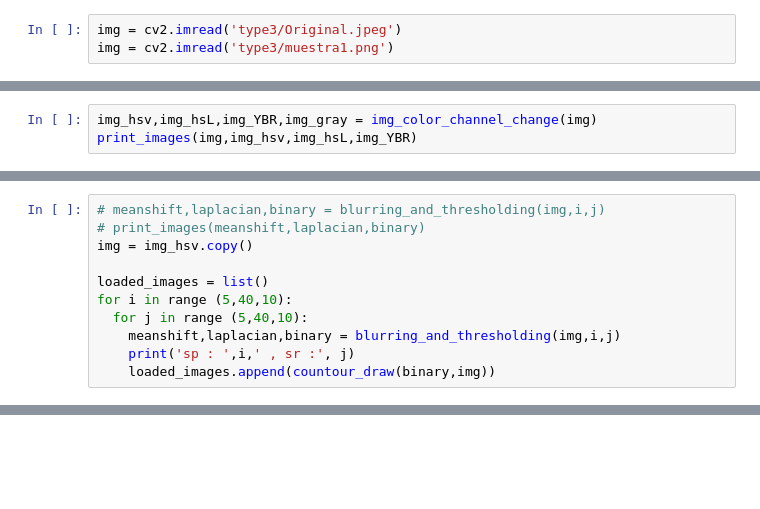
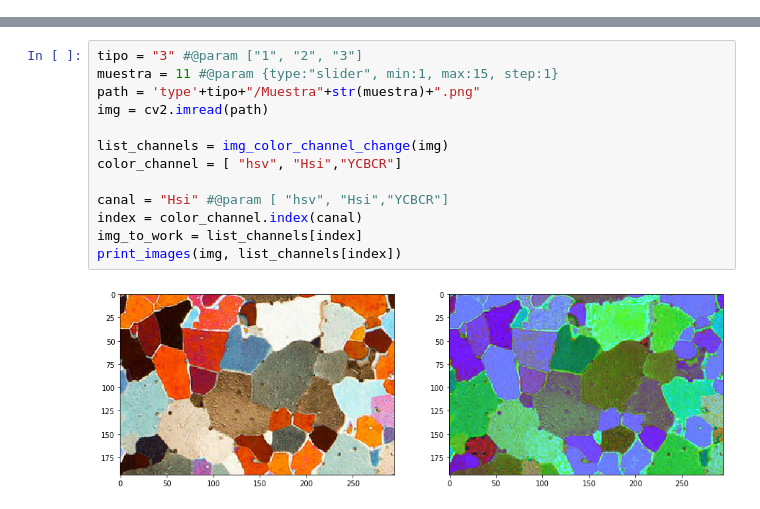
Before and after one commit to joaramirezra/Mineral-Border-Dectetion, a Jupyter notebook: Suavizado.ipynb, the cells around one changed output, grey strips where cells are left out. Cells and saved outputs as stored; diff of their text form; blank space fills up the shorter version.

```diff
--- a/Suavizado.ipynb
+++ b/Suavizado.ipynb
@@ -97,3 +2,0 @@ def countour_draw(img2,real):
-# %%
-img = cv2.imread('type3/Original.jpeg')
-img = cv2.imread('type3/muestra1.png')
@@ -104,3 +2,0 @@ img = cv2.imread('type3/muestra1.png')
-# %%
-img_hsv,img_hsL,img_YBR,img_gray = img_color_channel_change(img)
-print_images(img,img_hsv,img_hsL,img_YBR)
@@ -113,11 +2,0 @@ print_images(img,img_hsv,img_hsL,img_YBR)
-# %%
-# meanshift,laplacian,binary = blurring_and_thresholding(img,i,j)
-# print_images(meanshift,laplacian,binary)
-img = img_hsv.copy()
-
-loaded_images = list()
-for i in range (5,40,10):
-  for j in range (5,40,10):
-    meanshift,laplacian,binary = blurring_and_thresholding(img,i,j)
-    print('sp : ',i,' , sr :', j)
-    loaded_images.append(countour_draw(binary,img))
@@ -179,0 +129,15 @@ print_images(closing,binary)
+# %%
+tipo = "3" #@param ["1", "2", "3"]
+muestra = 11 #@param {type:"slider", min:1, max:15, step:1}
+path = 'type'+tipo+"/Muestra"+str(muestra)+".png"
+img = cv2.imread(path)
+
+list_channels = img_color_channel_change(img)
+color_channel = [ "hsv", "Hsi","YCBCR"]
+
+canal = "Hsi" #@param [ "hsv", "Hsi","YCBCR"]
+index = color_channel.index(canal)
+img_to_work = list_channels[index]
+print_images(img, list_channels[index])
+# %% [output]
+[figure, added]
```
Also changed, not shown: parts of 35 cells of this notebook.
